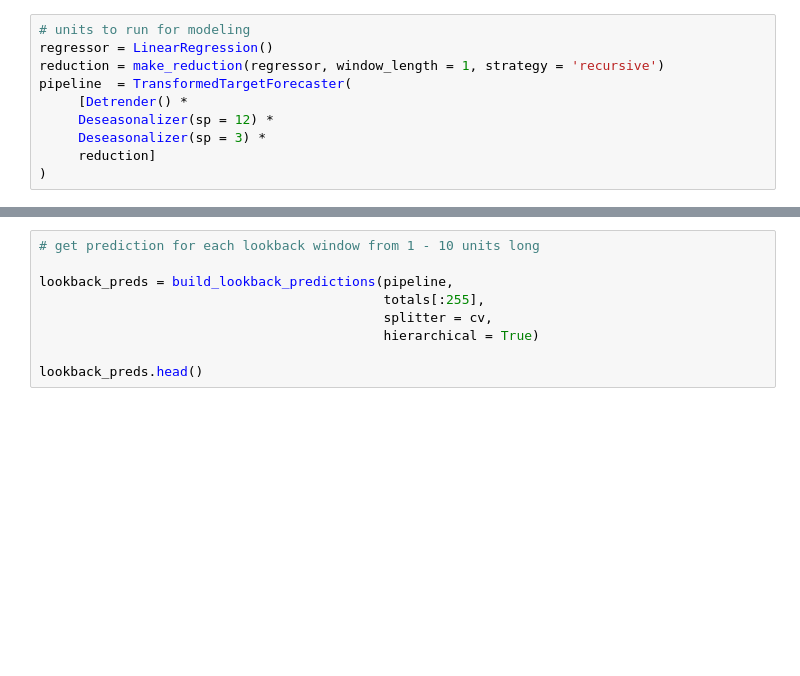
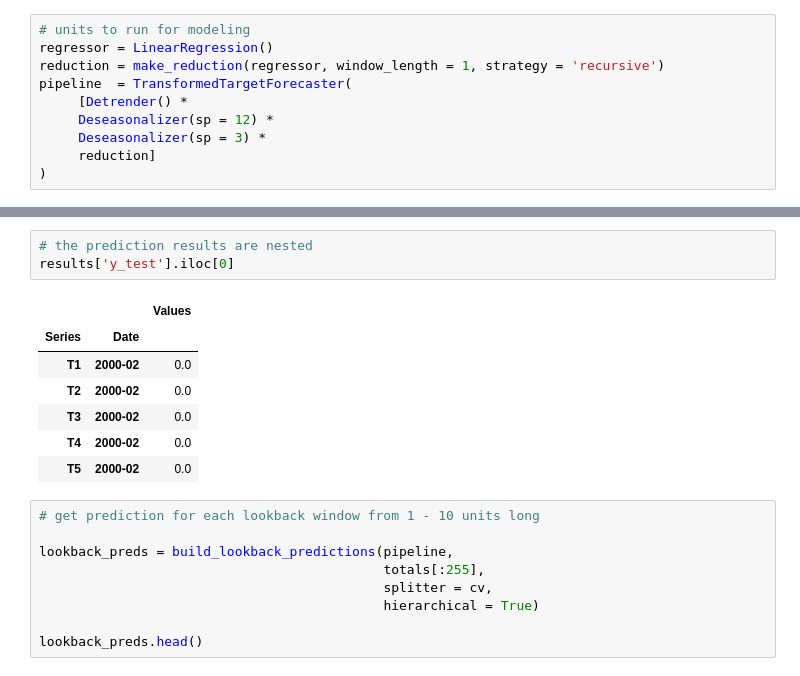
Before and after one commit to JonathanBechtel/time-series-ensembles, a Jupyter notebook: notebooks/LinearRegressionEnsembles.ipynb, the cells around one changed output, grey strips where cells are left out. Saved outputs shown, nothing was run; the diff lists cells and outputs as text; blank space fills up the shorter version.

```diff
--- a/notebooks/LinearRegressionEnsembles.ipynb
+++ b/notebooks/LinearRegressionEnsembles.ipynb
@@ -244,3 +251,14 @@ results
+# %%
+# the prediction results are nested
+results['y_test'].iloc[0]
+# %% [output]
+|  |  | Values |
+| Series | Date |  |
+| T1 | 2000-02 | 0.0 |
+| T2 | 2000-02 | 0.0 |
+| T3 | 2000-02 | 0.0 |
+| T4 | 2000-02 | 0.0 |
+| T5 | 2000-02 | 0.0 |
 # %%
 # get prediction for each lookback window from 1 - 10 units long
 
```
Also changed, not shown: parts of 7 cells of this notebook.
